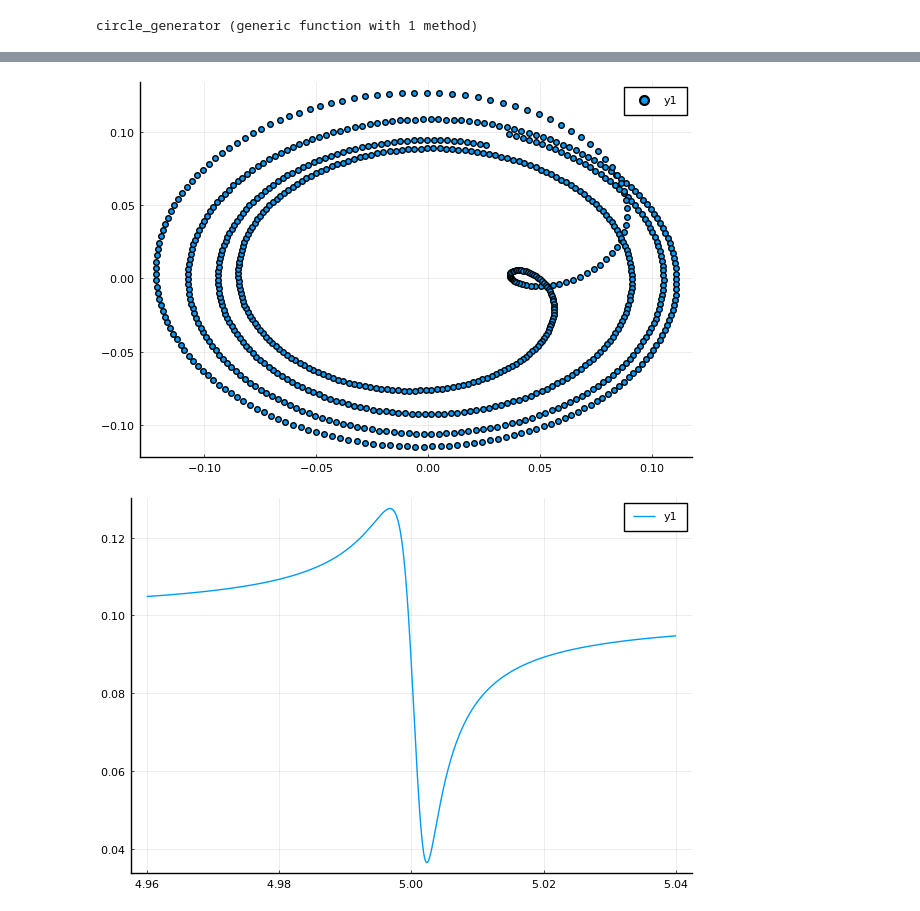
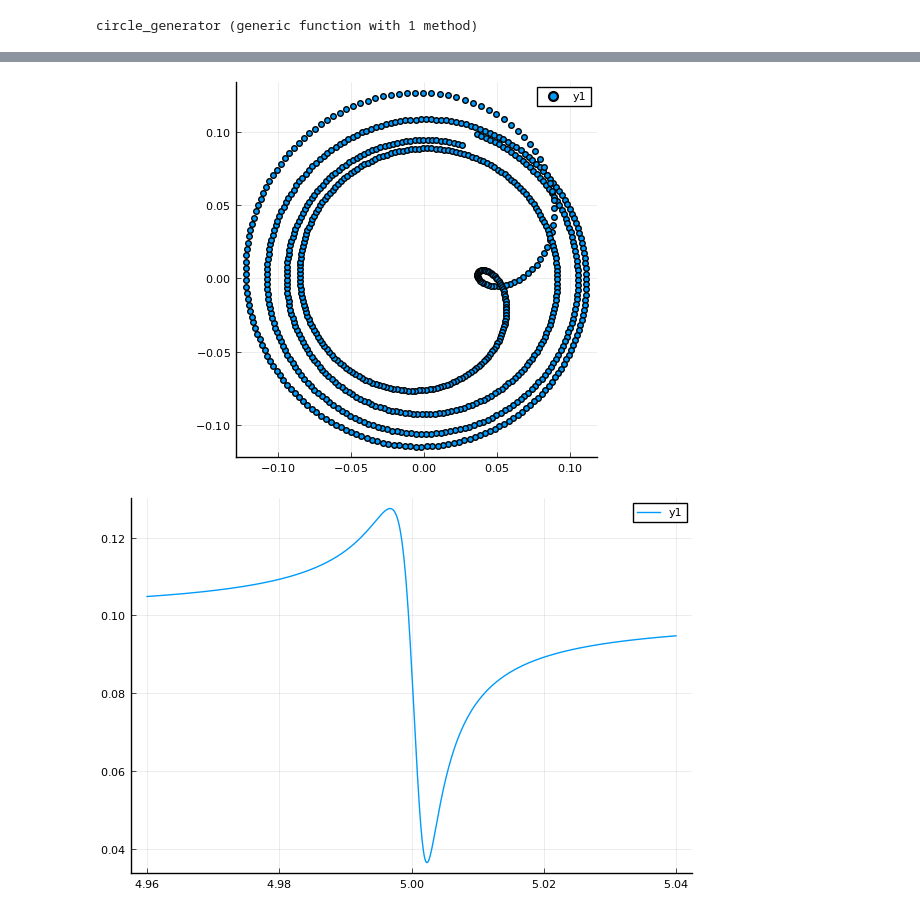
Before and after one commit to aarontrowbridge/cQED, a Jupyter notebook: STS/Untitled.ipynb, the cells around one changed output, grey strips where cells are left out. Cells and saved outputs as stored; diff of their text form; code cells hidden in the pictures.

```diff
--- a/STS/Untitled.ipynb
+++ b/STS/Untitled.ipynb
@@ -61,12 +56,12 @@ InterruptException: InterruptException:
 params = S21Params{Float64}();
 # %%
 fs = params.fᵣ-0.04:0.0001:params.fᵣ+0.04
-vs = [S₂₁(f, params) for f in fs];
+zs = [S₂₁(f, params) for f in fs];
 # %%
-plot(real.(vs), imag.(vs), seriestype=:scatter, linewidth=.01)
+plot(real.(zs), imag.(zs), seriestype=:scatter, aspect_ratio=:equal)
 # %% [output]
-[figure, old version]
+[figure, new version]
 # %%
-plot(fs, abs.(vs))
+plot(fs, abs.(zs))
 # %% [output]
-[figure, old version]
+[figure, new version]
```
Also changed, not shown: parts of 10 cells of this notebook, 3 other files.
